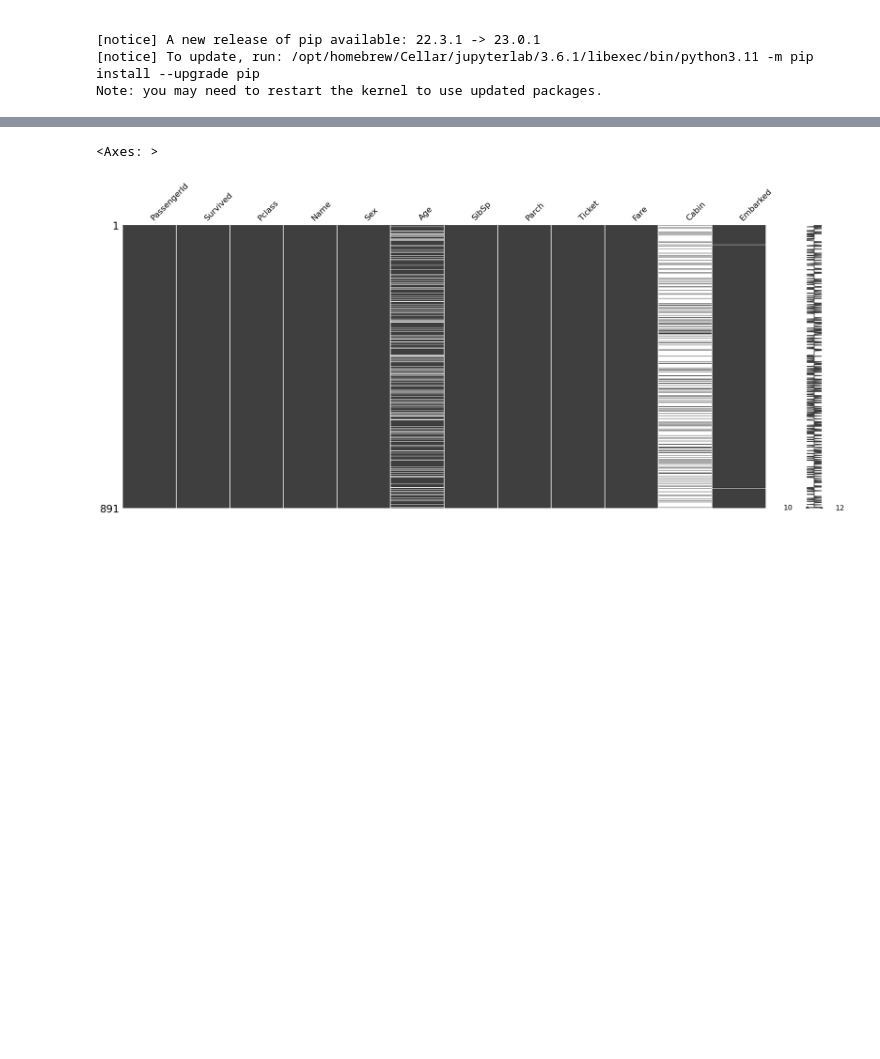
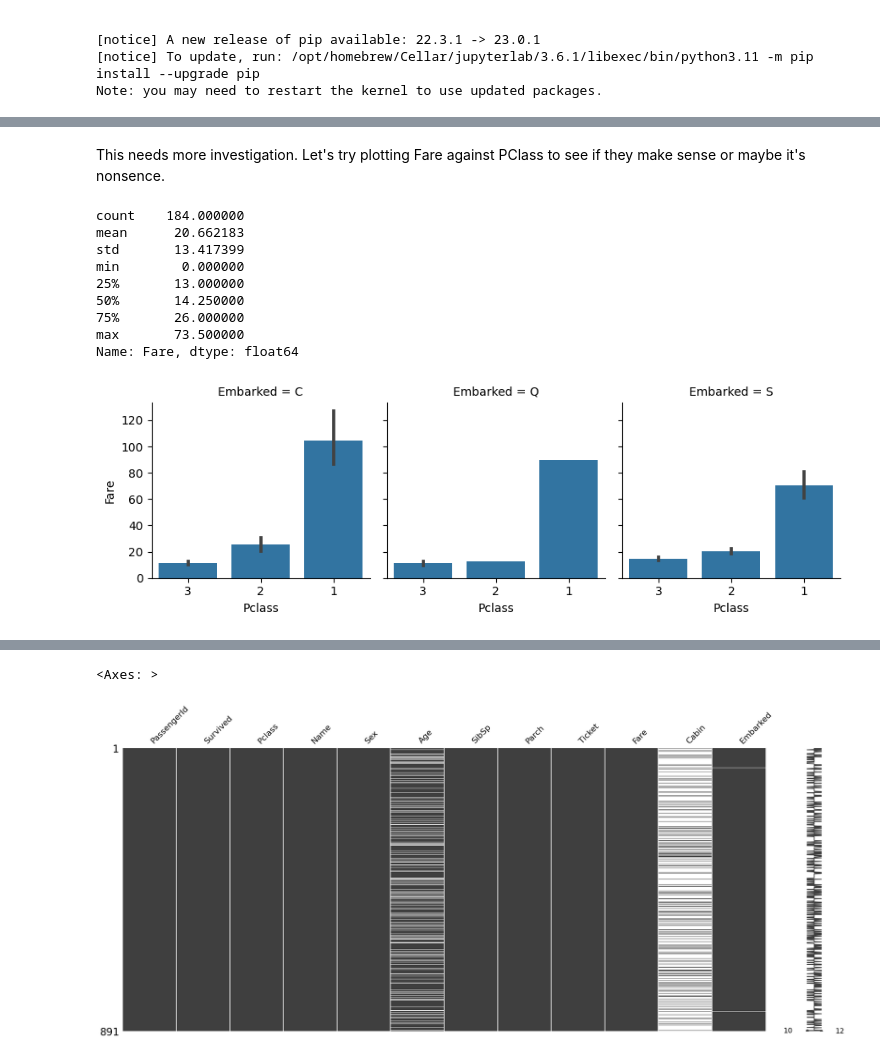
Before and after one commit to eva671/Kaggle-house-price, a Jupyter notebook: 0803_data_analysis.ipynb, the cells around one changed output, grey strips where cells are left out. Saved outputs shown, nothing was run; the diff lists cells and outputs as text; code cells hidden in the pictures; blank space fills up the shorter version.

```diff
--- a/0803_data_analysis.ipynb
+++ b/0803_data_analysis.ipynb
@@ -56,0 +195,26 @@ train.head()
+# %% [markdown]
+This needs more investigation. Let's try plotting Fare against PClass to see if they make sense or maybe it's nonsence.
+# %%
+train[(train["Fare"] > 200)]
+
+train[(train["Pclass"] == 1)]
+
+import seaborn as sns
+
+g = sns.FacetGrid(train, col = "Embarked")
+g.map(sns.barplot, "Pclass", "Fare", order = [3, 2, 1])
+
+class1 = train.loc[train["Pclass"] == 2]["Fare"]
+
+class1.describe()
+# %% [output]
+count    184.000000
+mean      20.662183
+std       13.417399
+min        0.000000
+25%       13.000000
+50%       14.250000
+75%       26.000000
+max       73.500000
+Name: Fare, dtype: float64
+[figure, added]
```
Also changed, not shown: parts of 21 cells of this notebook.
